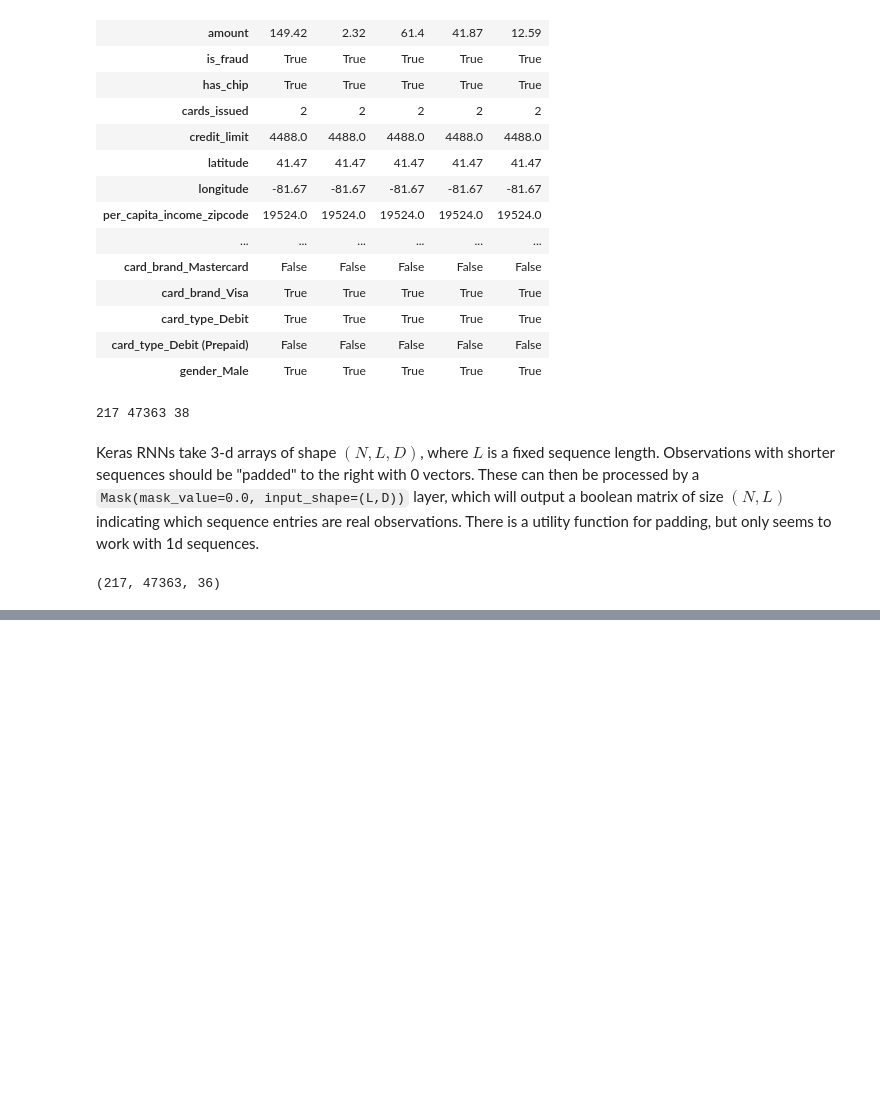
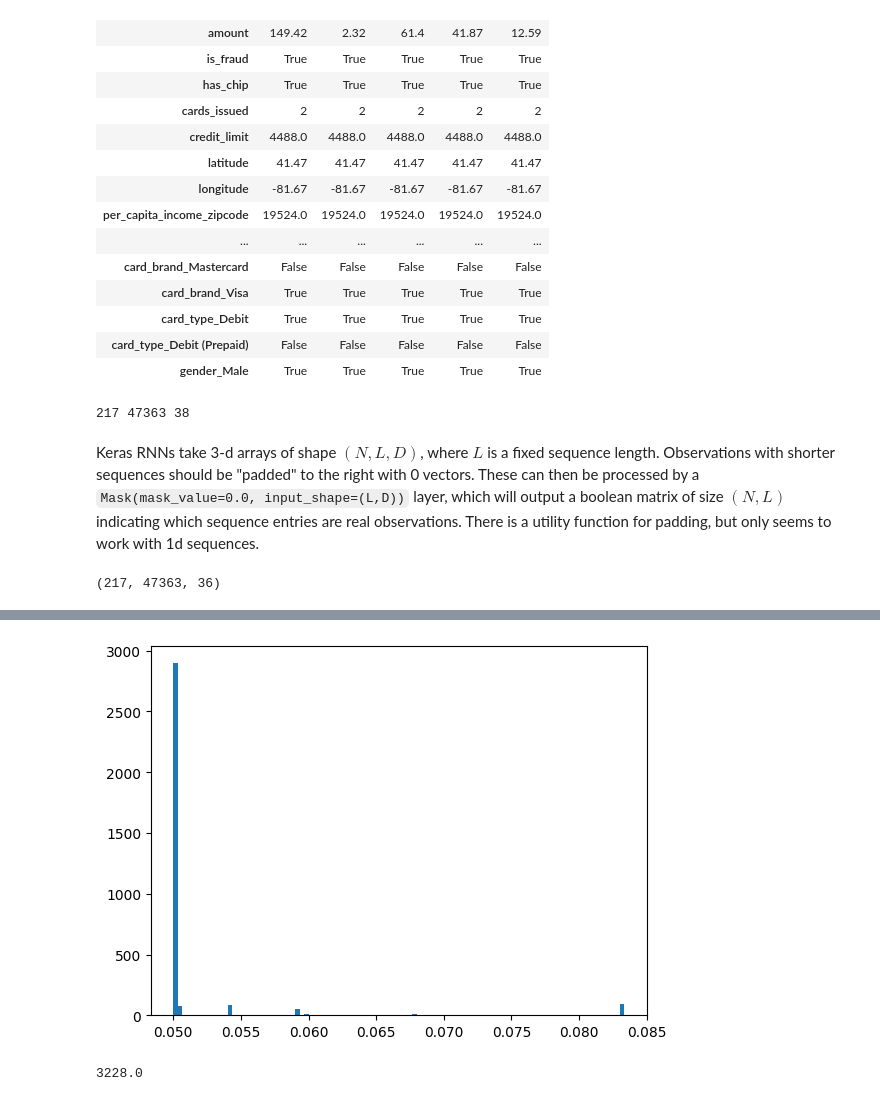
Before and after one commit to msc2106/CreditCardFraud, a Jupyter notebook: notebooks/rnn.ipynb, the cells around one changed output, grey strips where cells are left out. Saved outputs shown, nothing was run; the diff lists cells and outputs as text; code cells hidden in the pictures; blank space fills up the shorter version.

```diff
--- a/notebooks/rnn.ipynb
+++ b/notebooks/rnn.ipynb
@@ -101,0 +137,8 @@ print(y_pred.shape)
+# %%
+plt.hist(y_pred[y_train==1], bins=100);
+# %% [output]
+[figure, added]
+# %%
+np.sum(y_train)
+# %% [output]
+3228.0
```
Also changed, not shown: parts of 10 cells of this notebook.
